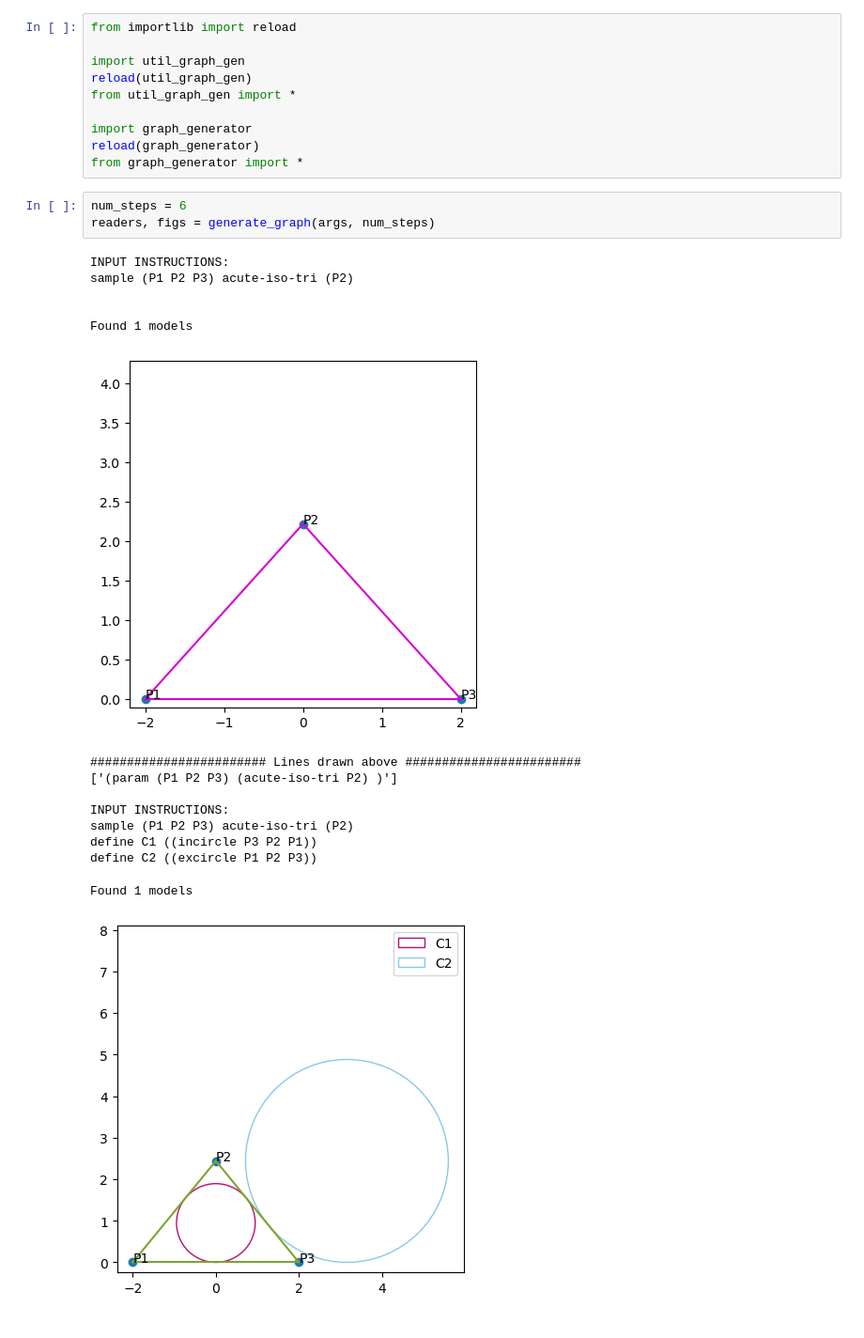
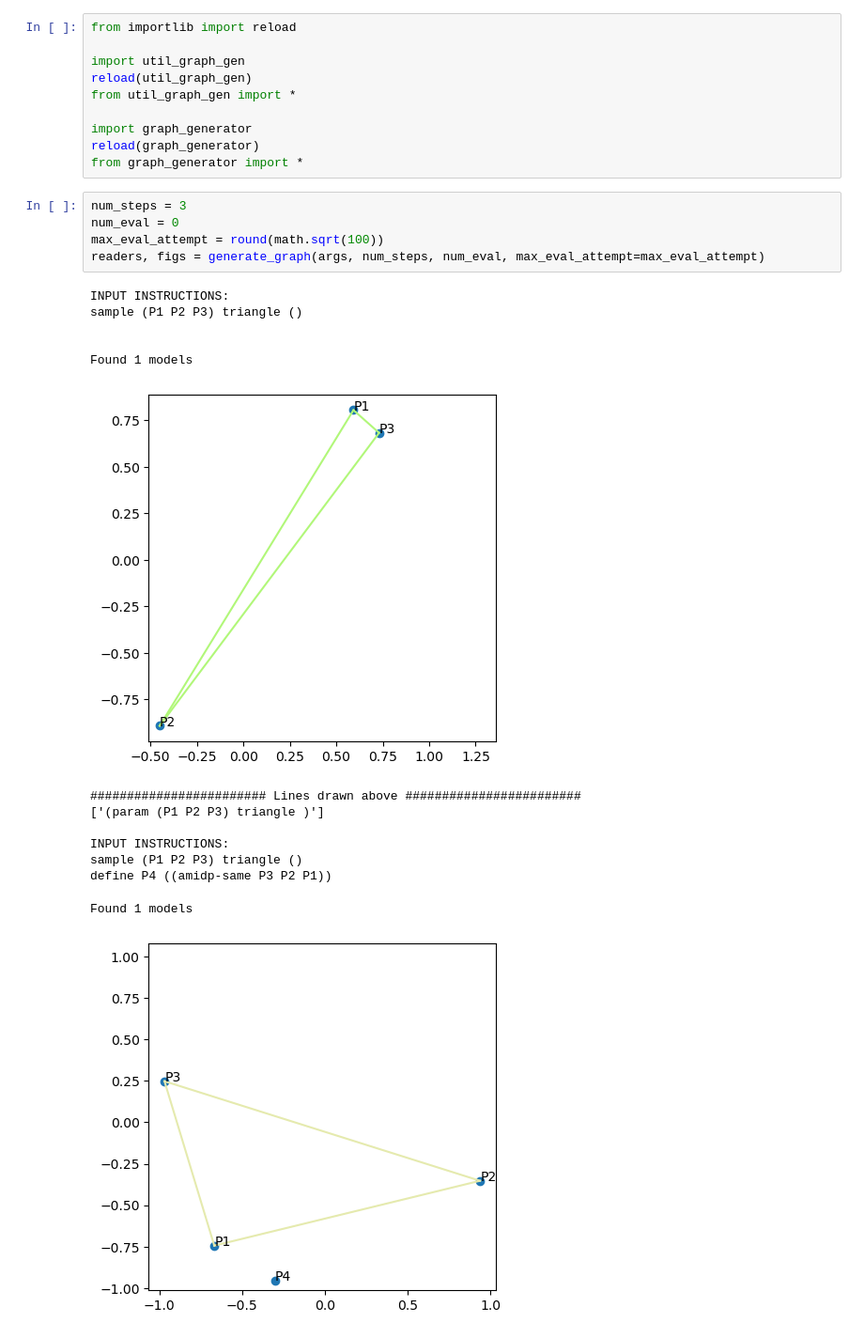
Before and after one commit to seanq31/geo-model-builder, a Jupyter notebook: src/test_graph_gen.ipynb, the cells around one changed output. Shown at 94% size. Drawn from its saved outputs; the diff is of its cells as text.

```diff
--- a/src/test_graph_gen.ipynb
+++ b/src/test_graph_gen.ipynb
@@ -83,22 +83,23 @@ import graph_generator
 reload(graph_generator)
 from graph_generator import *
 # %%
-num_steps = 6
-readers, figs = generate_graph(args, num_steps)
+num_steps = 3
+num_eval = 0
+max_eval_attempt = round(math.sqrt(100))
+readers, figs = generate_graph(args, num_steps, num_eval, max_eval_attempt=max_eval_attempt)
 # %% [output]
 INPUT INSTRUCTIONS:
-sample (P1 P2 P3) acute-iso-tri (P2)
+sample (P1 P2 P3) triangle ()
 
 
 Found 1 models
-[figure, old version]
+[figure, new version]
 ######################## Lines drawn above ########################
-['(param (P1 P2 P3) (acute-iso-tri P2) )']
+['(param (P1 P2 P3) triangle )']
 
 INPUT INSTRUCTIONS:
-sample (P1 P2 P3) acute-iso-tri (P2)
-define C1 ((incircle P3 P2 P1))
-define C2 ((excircle P1 P2 P3))
+sample (P1 P2 P3) triangle ()
+define P4 ((amidp-same P3 P2 P1))
 Found 1 models
-[figure, old version]
+[figure, new version]
 ######################## Lines drawn above ########################
```
Also changed, not shown: parts of 5 cells of this notebook, 14 other files.
